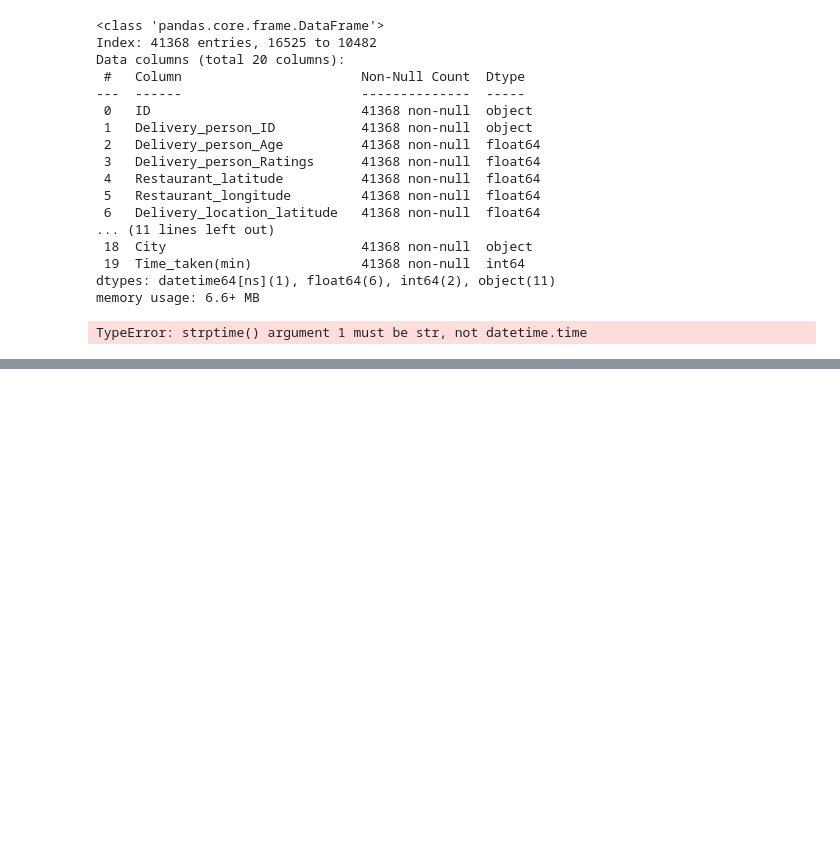
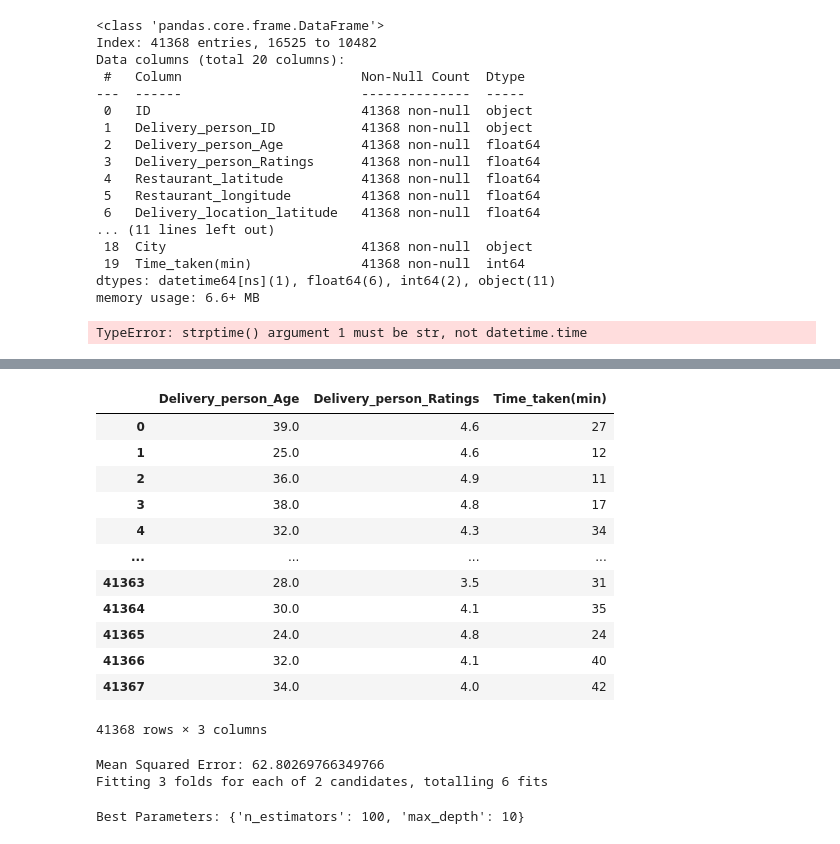
Before and after one commit to JanithRavinduRashmika/Food-Delivery-Time-Prediction, a Jupyter notebook: notebooks/preprocessing.ipynb, the cells around one changed output, grey strips where cells are left out. Saved outputs shown, nothing was run; the diff lists cells and outputs as text; code cells hidden in the pictures; blank space fills up the shorter version.

```diff
--- a/notebooks/preprocessing.ipynb
+++ b/notebooks/preprocessing.ipynb
@@ -142,0 +188,66 @@ df.to_csv('cleanedData.csv', index=False)
+# %%
+dff = pd.read_csv('cleanedData.csv')
+# %%
+fdf = dff[['Delivery_person_Age','Delivery_person_Ratings','Time_taken(min)']]
+# %%
+fdf
+# %% [output]
+|  | Delivery_person_Age | Delivery_person_Ratings | Time_taken(min) |
+| 0 | 39.0 | 4.6 | 27 |
+| 1 | 25.0 | 4.6 | 12 |
+| 2 | 36.0 | 4.9 | 11 |
+| 3 | 38.0 | 4.8 | 17 |
+| 4 | 32.0 | 4.3 | 34 |
+| ... | ... | ... | ... |
+| 41363 | 28.0 | 3.5 | 31 |
+| 41364 | 30.0 | 4.1 | 35 |
+| 41365 | 24.0 | 4.8 | 24 |
+| 41366 | 32.0 | 4.1 | 40 |
+| 41367 | 34.0 | 4.0 | 42 |
+41368 rows × 3 columns
+# %%
+import pandas as pd
+from sklearn.model_selection import train_test_split
+from sklearn.ensemble import RandomForestRegressor
+from sklearn.metrics import mean_squared_error
+
+X = fdf.drop(columns=['Time_taken(min)'])
+y = fdf['Time_taken(min)']
+
+# Assuming 'X' is your feature matrix and 'y' is your target vector
+X_train, X_test, y_train, y_test = train_test_split(X, y, test_size=0.2, random_state=42)
+
+# Initialize the Random Forest Regressor
+rf_regressor = RandomForestRegressor(n_estimators=100, random_state=42)
+
+# Train the model
+rf_regressor.fit(X_train, y_train)
+
+# Make predictions
+y_pred = rf_regressor.predict(X_test)
+
+# Calculate Mean Squared Error (MSE) as a metric
+mse = mean_squared_error(y_test, y_pred)
+print("Mean Squared Error:", mse)
+
+from sklearn.model_selection import RandomizedSearchCV
+
+# Define the parameter grid
+param_grid = {
+    'n_estimators': [100],
+    'max_depth': [ 10, 20]
+}
+
+# Initialize the RandomizedSearchCV
+rf_random = RandomizedSearchCV(estimator=rf_regressor, param_distributions=param_grid, n_iter=100, cv=3, verbose=2, random_state=42, n_jobs=-1)
+
+# Fit the RandomizedSearchCV to the data
+rf_random.fit(X_train, y_train)
+
+# Get the best parameters
+best_params = rf_random.best_params_
+print("Best Parameters:", best_params)
+# %% [output]
+Mean Squared Error: 62.80269766349766
+Fitting 3 folds for each of 2 candidates, totalling 6 fits
+Best Parameters: {'n_estimators': 100, 'max_depth': 10}
```
Also changed, not shown: parts of 9 cells of this notebook, 18 other files.
